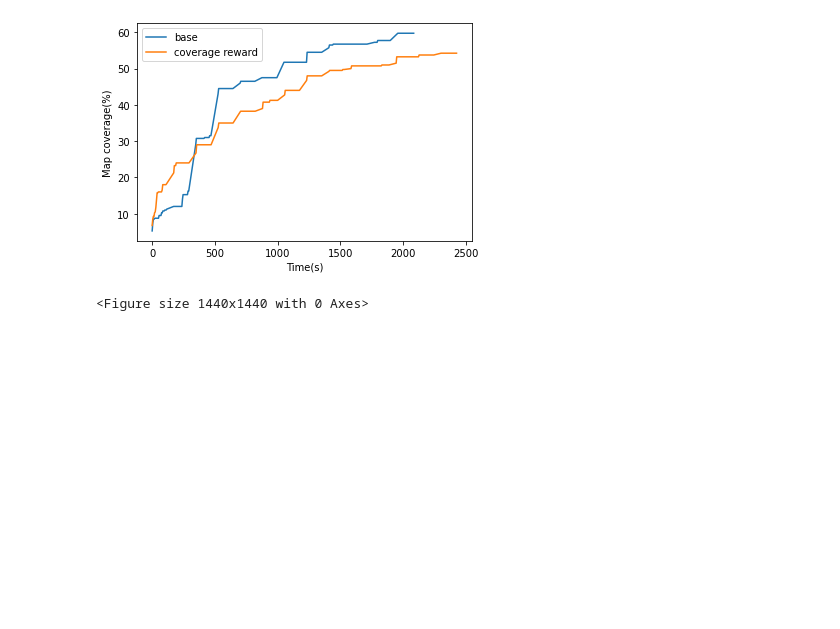
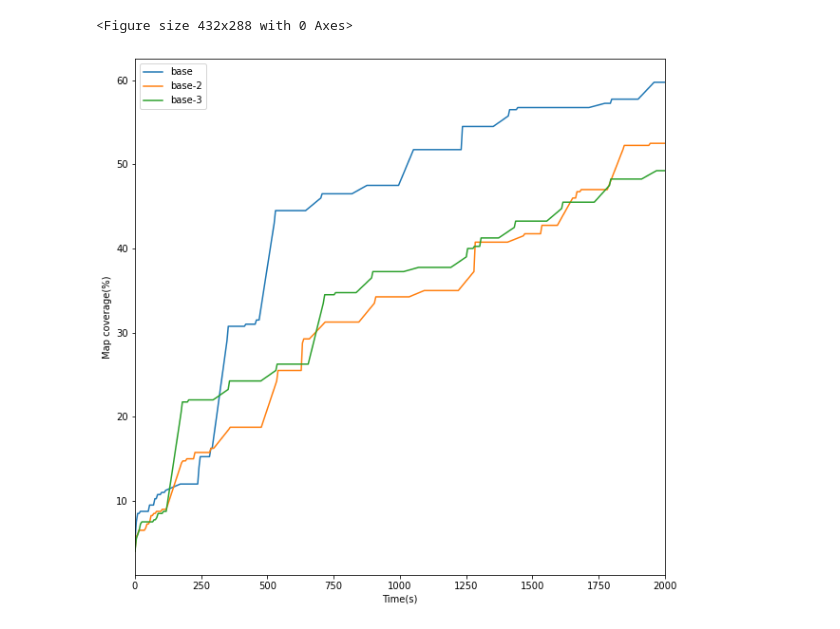
Before and after one commit to oOTWK/Arnold, a Jupyter notebook: ProjectPlot.ipynb, the cells around one changed output. Saved outputs shown, nothing was run; the diff lists cells and outputs as text; code cells hidden in the pictures; blank space fills up the shorter version.

Commit message:
added more csv files for coverage record and updated plot

```diff
--- a/ProjectPlot.ipynb
+++ b/ProjectPlot.ipynb
@@ -25,0 +4,12 @@ coverage_default.head()
+# %%
+coverage_default = pd.read_csv('coverage_training.csv')
+coverage_default_2 = pd.read_csv('coverage_training_2.csv')
+coverage_default_3 = pd.read_csv('coverage_training_3.csv')
+coverage_reward_decay = pd.read_csv('coverage_training_reward_decay.csv')
+coverage_reward_decay_2 = pd.read_csv('coverage_training_reward_decay_2.csv')
+coverage_reward_decay_3 = pd.read_csv('coverage_training_reward_decay_3.csv')
+coverage_training_egreed_decay = pd.read_csv('coverage_training_egreed_decay=0.3.csv')
+coverage_training_egreed_decay_2 = pd.read_csv('coverage_training_egreed_decay=0.3_2.csv')
+coverage_training_egreed_decay_3 = pd.read_csv('coverage_training_egreed_decay=0.3_3.csv')
+
+coverage_default.head()
@@ -25,0 +23,14 @@ coverage_default.head()
+# %%
+coverage_default['time'] -= coverage_default['time'].iloc[0]
+coverage_default_2['time'] -= coverage_default_2['time'].iloc[0]
+coverage_default_3['time'] -= coverage_default_3['time'].iloc[0]
+
+coverage_reward_decay['time'] -= coverage_reward_decay['time'].iloc[0]
+coverage_reward_decay_2['time'] -= coverage_reward_decay_2['time'].iloc[0]
+coverage_reward_decay_3['time'] -= coverage_reward_decay_3['time'].iloc[0]
+
+coverage_training_egreed_decay['time'] -= coverage_training_egreed_decay['time'].iloc[0]
+coverage_training_egreed_decay_2['time'] -= coverage_training_egreed_decay_2['time'].iloc[0]
+coverage_training_egreed_decay_3['time'] -= coverage_training_egreed_decay_3['time'].iloc[0]
+
+coverage_default.head()
@@ -26,10 +57,14 @@ coverage_default.head()
 # %%
+plt.clf()
+plt.figure(figsize=(10,10))
 plt.plot(coverage_default['time'], coverage_default['map_coverage'], label="base")
-plt.plot(coverage_reward_decay['time'], coverage_reward_decay['map_coverage'], label="coverage reward")
+plt.plot(coverage_default_2['time'], coverage_default_2['map_coverage'], label="base-2")
+plt.plot(coverage_default_3['time'], coverage_default_3['map_coverage'], label="base-3")
 plt.xlabel('Time(s)')
 plt.ylabel('Map coverage(%)')
 plt.legend(loc="upper left")
+plt.xlim(0, 2000)
 plt.show()
 # %% [output]
+<Figure size 432x288 with 0 Axes>
-[figure, old version]
+[figure, new version]
-<Figure size 1440x1440 with 0 Axes>
```
Also changed, not shown: parts of 10 cells of this notebook, 8 other files.
